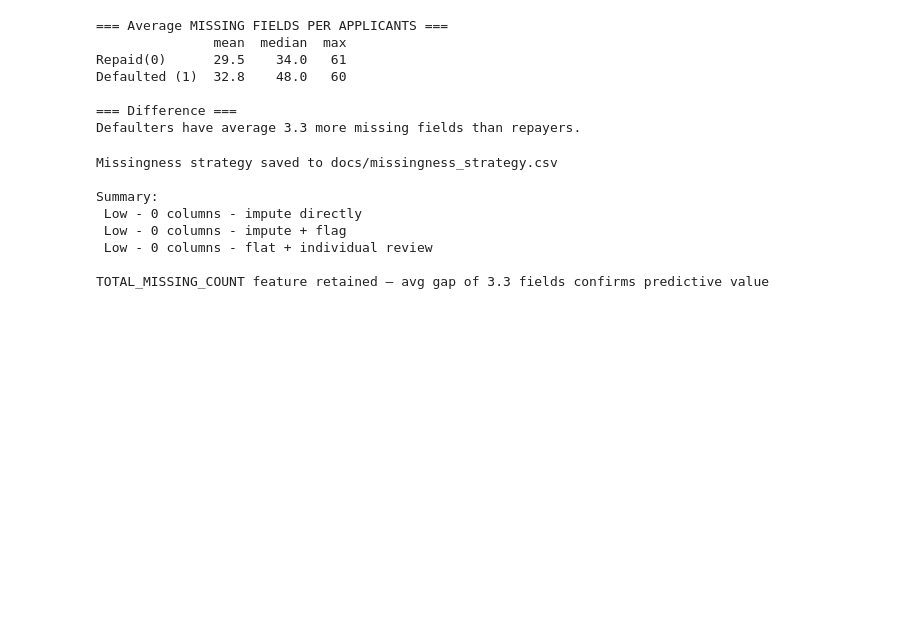
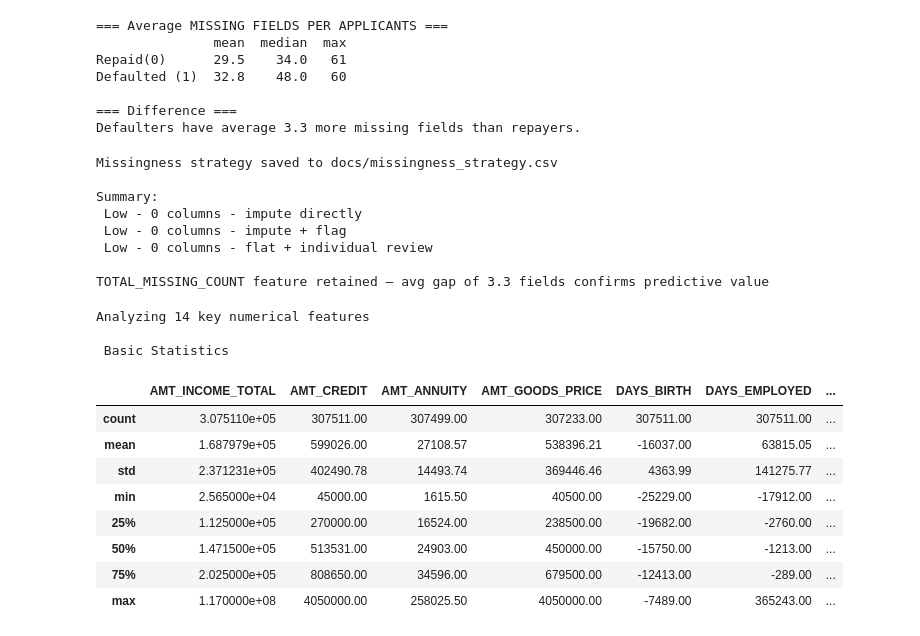
Before and after one commit to Khakijeans/credit-scoring-engine, a Jupyter notebook: notebooks/01_eda.ipynb, the cells around one changed output. Cells and saved outputs as stored; diff of their text form; code cells hidden in the pictures; blank space fills up the shorter version.

```diff
--- a/notebooks/01_eda.ipynb
+++ b/notebooks/01_eda.ipynb
@@ -226,3 +226,42 @@ Summary:
  Low - 0 columns - flat + individual review
 
 TOTAL_MISSING_COUNT feature retained — avg gap of 3.3 fields confirms predictive value
+# %%
+# Focus on most meaningful business numerical columns
+# We dont need to analyze all 106 columns - select the one with direct credit relevance
+
+key_num_cols = [
+
+    'AMT_INCOME_TOTAL',    # Applicant income
+    'AMT_CREDIT',          # Loan amount requested
+    'AMT_ANNUITY',         # Monthly loan repayment
+    'AMT_GOODS_PRICE',     # Price of goods the loan is for
+    'DAYS_BIRTH',          # Age (in negative days)
+    'DAYS_EMPLOYED',       # Employment tenure (in negative days)
+    'DAYS_REGISTRATION',   # How long since changed registration
+    'DAYS_ID_PUBLISH',     # How long since ID was issued
+    'EXT_SOURCE_1',        # External credit score 1
+    'EXT_SOURCE_2',        # External credit score 2
+    'EXT_SOURCE_3',        # External credit score 3
+    'CNT_CHILDREN',        # Number of children
+    'CNT_FAM_MEMBERS',     # Family size
+    'REGION_POPULATION_RELATIVE',  # Region population density
+]
+
+print(f"Analyzing {len(key_num_cols)} key numerical features")
+
+print("\n Basic Statistics")
+df[key_num_cols].describe().round(2)
+# %% [output]
+Analyzing 14 key numerical features
+
+ Basic Statistics
+|  | AMT_INCOME_TOTAL | AMT_CREDIT | AMT_ANNUITY | AMT_GOODS_PRICE | DAYS_BIRTH | DAYS_EMPLOYED | ... |
+| count | 3.075110e+05 | 307511.00 | 307499.00 | 307233.00 | 307511.00 | 307511.00 | ... |
+| mean | 1.687979e+05 | 599026.00 | 27108.57 | 538396.21 | -16037.00 | 63815.05 | ... |
+| std | 2.371231e+05 | 402490.78 | 14493.74 | 369446.46 | 4363.99 | 141275.77 | ... |
+| min | 2.565000e+04 | 45000.00 | 1615.50 | 40500.00 | -25229.00 | -17912.00 | ... |
+| 25% | 1.125000e+05 | 270000.00 | 16524.00 | 238500.00 | -19682.00 | -2760.00 | ... |
+| 50% | 1.471500e+05 | 513531.00 | 24903.00 | 450000.00 | -15750.00 | -1213.00 | ... |
+| 75% | 2.025000e+05 | 808650.00 | 34596.00 | 679500.00 | -12413.00 | -289.00 | ... |
+| max | 1.170000e+08 | 4050000.00 | 258025.50 | 4050000.00 | -7489.00 | 365243.00 | ... |
```
Also changed, not shown: parts of 4 cells of this notebook, 3 other files.
